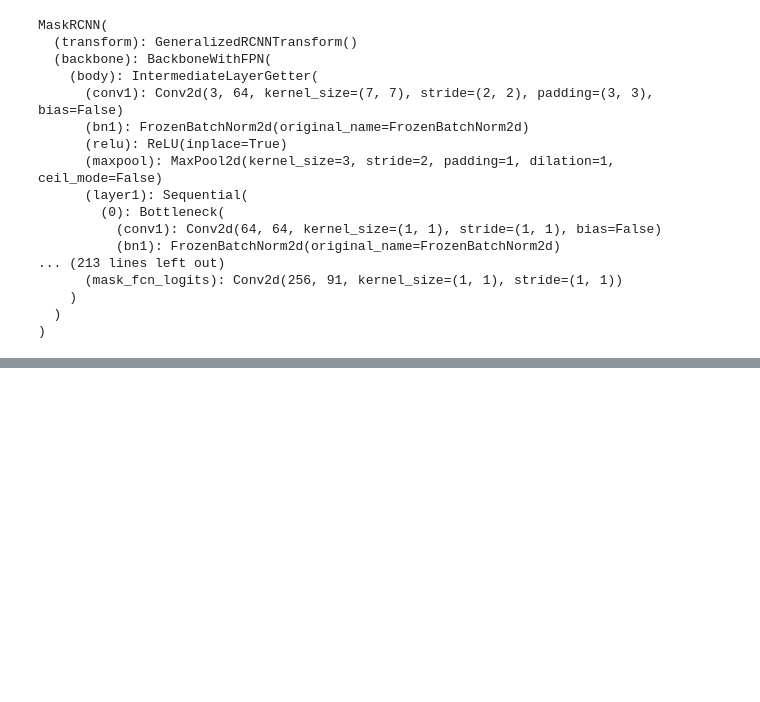
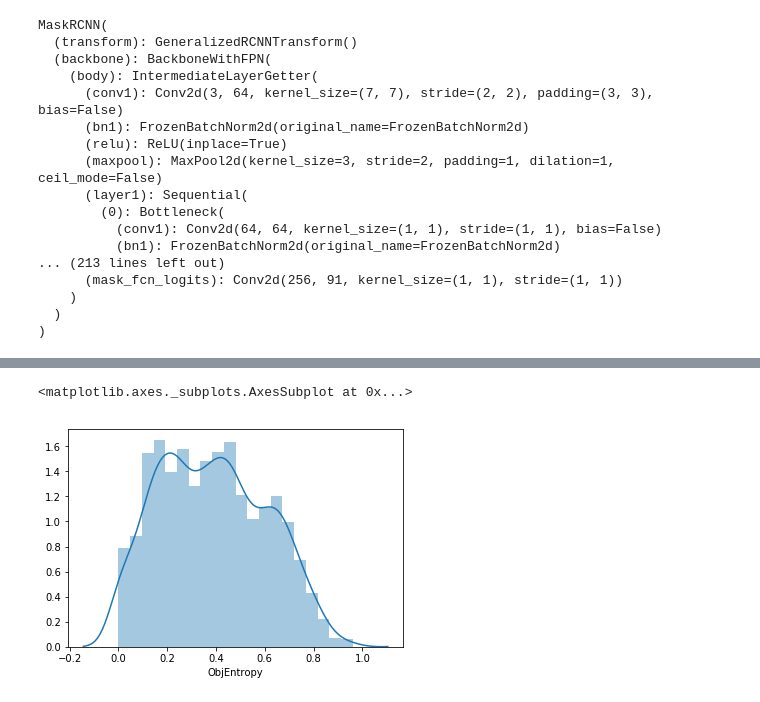
Before and after one commit to sagarjoglekar/PyTorch-ENet, a Jupyter notebook: notebooks/runEnet_onImages.ipynb, the cells around one changed output, grey strips where cells are left out. Saved outputs shown, nothing was run; the diff lists cells and outputs as text; code cells hidden in the pictures; blank space fills up the shorter version.

```diff
--- a/notebooks/runEnet_onImages.ipynb
+++ b/notebooks/runEnet_onImages.ipynb
@@ -247,0 +282,35 @@ instance_segmentation_api(image,rect_th=1, text_size=1,text_th=1)
+# %%
+def classEntropy(predCls):
+    counts = Counter(pred_cls)
+    classProb = [float(counts[k])/float(len(COCO_INSTANCE_CATEGORY_NAMES)) for k in counts]
+#     print(classProb,counts)
+    entropy = - sum([classProb[i]*np.log(classProb[i]) for i in range(len(classProb))])
+    return counts , entropy
+
+def EnetEntropy(pred):
+    fractionArray = {LabelList[k]:float(np.count_nonzero(pred == k))/(float(pred.shape[1]*pred.shape[2])) for k in range(len(LabelList))}
+    print(fractionArray)
+    entropy = - sum([fractionArray[i]*np.log(fractionArray[i]) for i in fractionArray if fractionArray[i] > 0 ])
+    return fractionArray, entropy
+
+def classPercentage(pred_cls,masks):
+    classPercentage = {}
+    for k in range(len(pred_cls)):
+        label = pred_cls[k]
+        if label not in classPercentage:
+            classPercentage[label] = sum(masks[k].ravel())
+        else:
+            classPercentage[label] += sum(masks[k].ravel())
+    normed_Class_percentage = {k:float(classPercentage[k])/float(masks.shape[1]*masks.shape[2]) for k in classPercentage}
+    return normed_Class_percentage
+
+def readImage(imgPath):
+    img = cv2.imread(imgPath)
+    img = cv2.cvtColor(img, cv2.COLOR_BGR2RGB)
+    (height, width , depth) = img.shape
+    left = 0
+    top = height // 8
+    right = width
+    bottom = 6 * height // 8
+    img = img[top:bottom,left:right]
+    return img
@@ -247,0 +352,3 @@ instance_segmentation_api(image,rect_th=1, text_size=1,text_th=1)
+# %%
+FieldNames = ['VidName','FrameNumber','ObjEntropy','SceneEntropy'] + COCO_INSTANCE_CATEGORY_NAMES + LabelList
+df_Dict = {k : [] for k in FieldNames}
@@ -247,0 +414,2 @@ instance_segmentation_api(image,rect_th=1, text_size=1,text_th=1)
+# %%
+final_df_dict = {k:df_Dict[k] for k in df_Dict if k != 'N/A'}
@@ -247,0 +418,3 @@ instance_segmentation_api(image,rect_th=1, text_size=1,text_th=1)
+# %%
+import pandas as pd
+df = pd.DataFrame.from_dict(final_df_dict)
@@ -247,0 +435,5 @@ instance_segmentation_api(image,rect_th=1, text_size=1,text_th=1)
+# %%
+sns.distplot(df['ObjEntropy'])
+# %% [output]
+<matplotlib.axes._subplots.AxesSubplot at 0x...>
+[figure, added]
```
Also changed, not shown: parts of 34 cells of this notebook, 3 other files.
